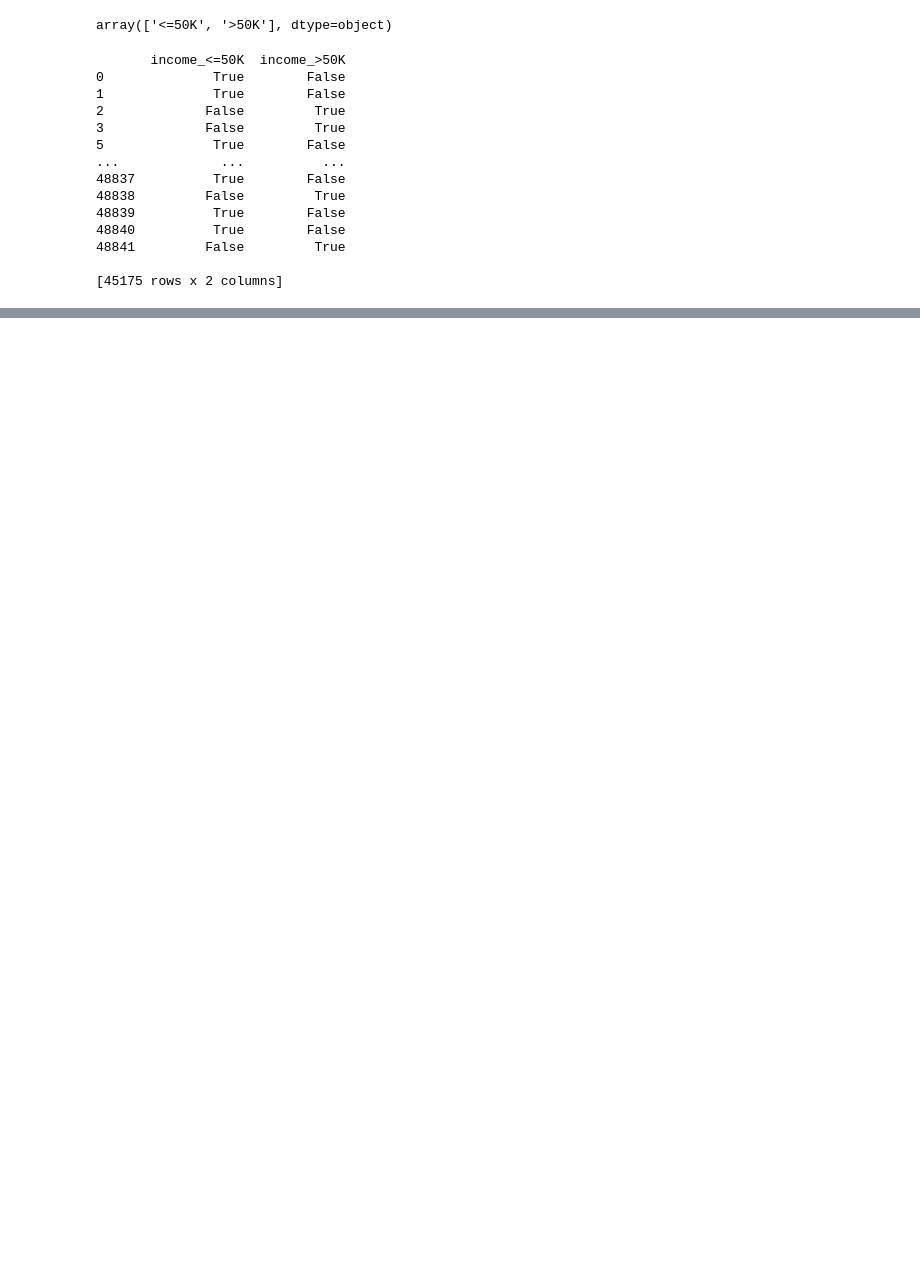
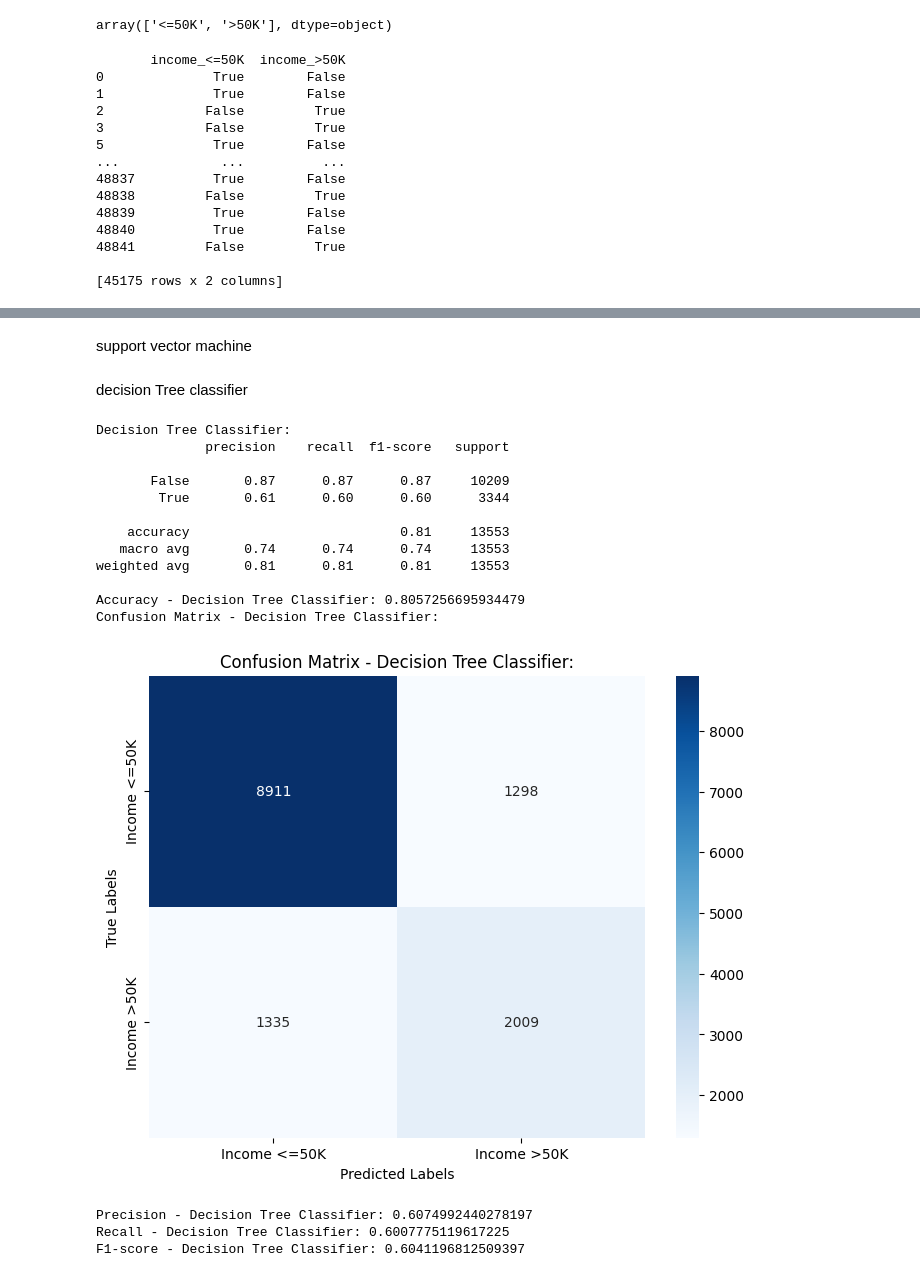
Before and after one commit to AzwadFawadHasan/PredictingIncomeClass, a Jupyter notebook: loading_dataset_v2.ipynb, the cells around one changed output, grey strips where cells are left out. Cells and saved outputs as stored; diff of their text form; code cells hidden in the pictures; blank space fills up the shorter version.

```diff
--- a/loading_dataset_v2.ipynb
+++ b/loading_dataset_v2.ipynb
@@ -505,0 +543,65 @@ memory usage: 6.5 MB
+# %% [markdown]
+support vector machine
+# %% [markdown]
+decision Tree classifier
+# %%
+from sklearn.tree import DecisionTreeClassifier
+
+# Create Decision Tree classifier
+dt_classifier = DecisionTreeClassifier(random_state=42)
+
+# Train the model
+dt_classifier.fit(X_train_balanced, y_train_balanced)
+
+# Predict on the test set
+y_pred_dt = dt_classifier.predict(X_test)
+
+# Evaluate the model
+print("Decision Tree Classifier:")
+print(classification_report(y_test, y_pred_dt))
+decision_tree_classification_report = classification_report(y_test, y_pred_dt)
+# Calculate accuracy score
+accuracy_dt = accuracy_score(y_test, y_pred_dt)
+print("Accuracy - Decision Tree Classifier:", accuracy_dt)
+
+# Print confusion matrix
+conf_matrix_dt = confusion_matrix(y_test, y_pred_dt)
+print("Confusion Matrix - Decision Tree Classifier:")
+#conf_matrix_rf = confusion_matrix(y_test, y_pred_rf)
+plt.figure(figsize=(8, 6))
+sns.heatmap(conf_matrix_dt, annot=True, fmt="d", cmap="Blues", xticklabels=class_labels, yticklabels=class_labels)
+plt.xlabel('Predicted Labels')
+plt.ylabel('True Labels')
+plt.title("Confusion Matrix - Decision Tree Classifier:")
+plt.show()
+
+# Calculate precision
+precision_dt = precision_score(y_test, y_pred_dt)
+
+# Calculate recall
+recall_dt = recall_score(y_test, y_pred_dt)
+
+# Calculate F1-score
+f1_dt = f1_score(y_test, y_pred_dt)
+
+# Print the results
+print("Precision - Decision Tree Classifier:", precision_dt)
+print("Recall - Decision Tree Classifier:", recall_dt)
+print("F1-score - Decision Tree Classifier:", f1_dt)
+# %% [output]
+Decision Tree Classifier:
+              precision    recall  f1-score   support
+
+       False       0.87      0.87      0.87     10209
+        True       0.61      0.60      0.60      3344
+
+    accuracy                           0.81     13553
+   macro avg       0.74      0.74      0.74     13553
+weighted avg       0.81      0.81      0.81     13553
+
+Accuracy - Decision Tree Classifier: 0.8057256695934479
+Confusion Matrix - Decision Tree Classifier:
+[figure, added]
+Precision - Decision Tree Classifier: 0.6074992440278197
+Recall - Decision Tree Classifier: 0.6007775119617225
+F1-score - Decision Tree Classifier: 0.6041196812509397
```
Also changed, not shown: parts of 56 cells of this notebook.
